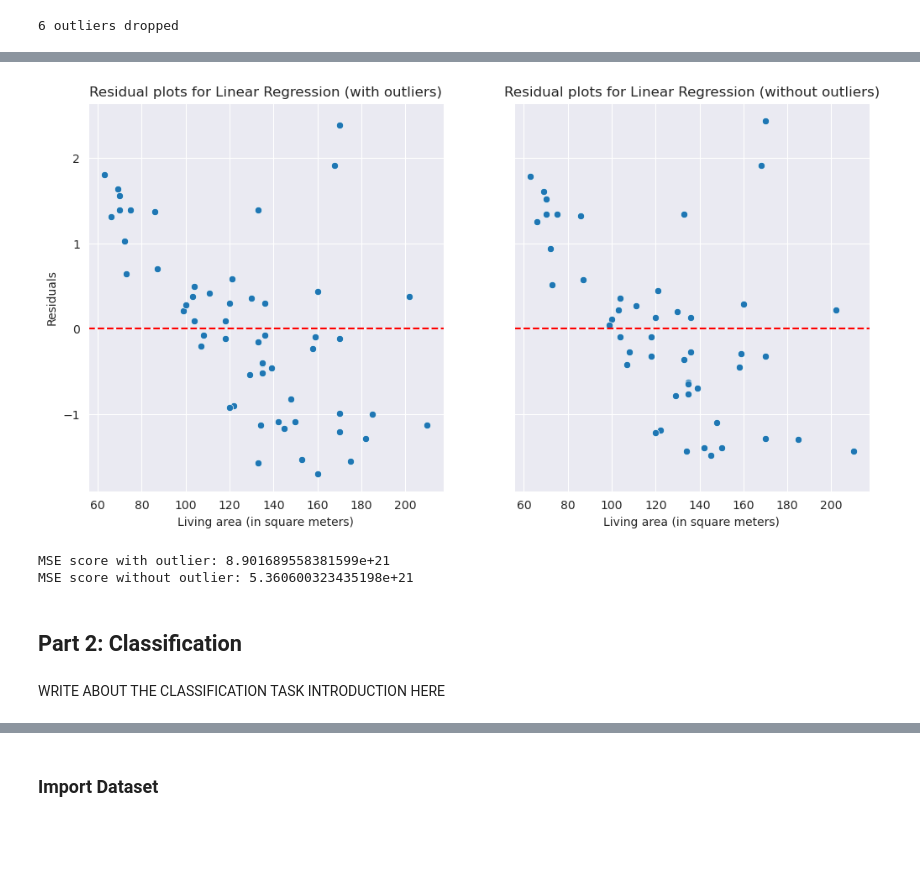
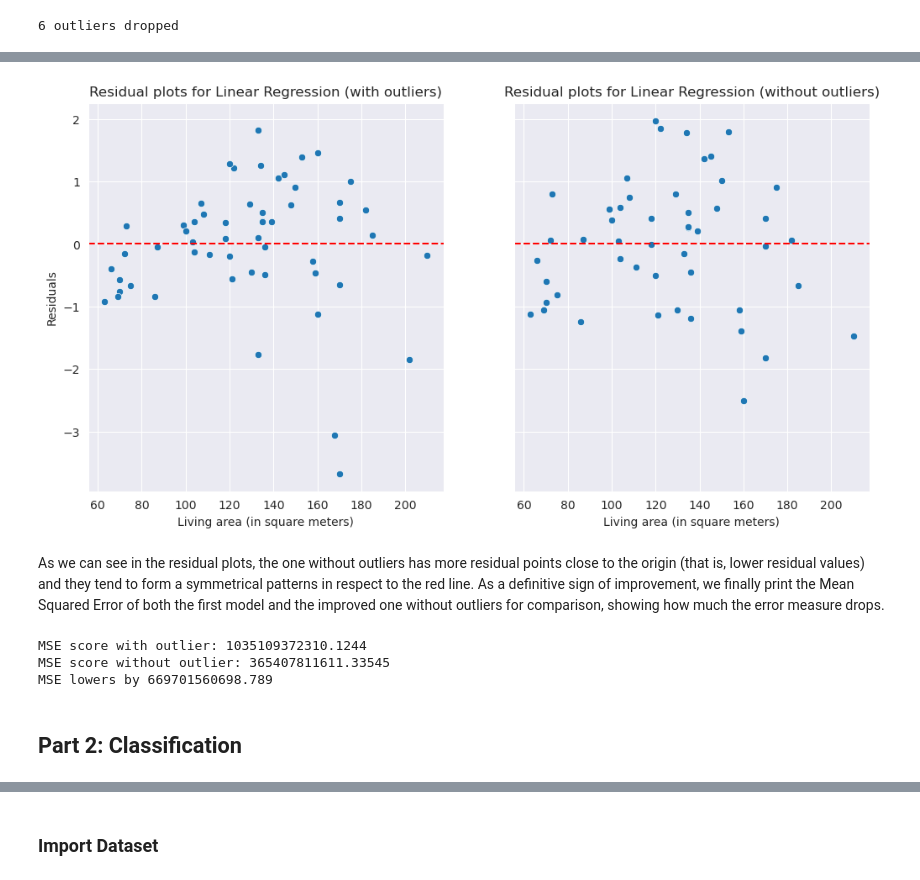
Before and after one commit to lucamodica/introduction-to-data-science-and-ai--chalmers, a Jupyter notebook: assignments/2-regression-and-classification/DAT565-assignment-2.ipynb, the cells around one changed output, grey strips where cells are left out. Cells and saved outputs as stored; diff of their text form; code cells hidden in the pictures; blank space fills up the shorter version.

```diff
--- a/assignments/2-regression-and-classification/DAT565-assignment-2.ipynb
+++ b/assignments/2-regression-and-classification/DAT565-assignment-2.ipynb
@@ -176,14 +187,12 @@ Before drawing the plot, we standardize the residual points to have a better int
 # %%
 # function to compute the residual
 def residuals(y_actual, y_predicted):
-    return np.array([
-        regression_hemnet_df['Selling_price'].values - lr_model.predict(regression_hemnet_df['Selling_price'].values.reshape(-1, 1))
-    ]).flatten()
+    return np.array(y_actual - y_predicted)
 # %%
 standardized_residuals = StandardScaler().fit_transform(
     residuals(
-        regression_hemnet_df['Selling_price'],
-        lr_model.predict(regression_hemnet_df['Selling_price'].values.reshape(-1, 1))
+        y_actual=true_target_values,
+        y_predicted=predicted_target_values
     ).reshape(-1, 1)
 )
 # %%
@@ -222,14 +239,14 @@ There are several ways and technique to improve a linear regression model. Also
 # %%
 # removing outliers, by using the squared residuals and removing the biggest 10%
 initial_datapoints = regression_hemnet_df.shape[0]
-squared_residuals = np.square((true_target_values - prdicted_target_values))
+squared_residuals = np.square(true_target_values - predicted_target_values)
 
 df = pd.concat(
     [regression_hemnet_df, pd.DataFrame({'squared_residual': squared_residuals})], axis=1
 ).sort_values(by='squared_residual')
 
 # now we drop the 10% of the datapoints with the highest squared residusals -> outliers
-df_no_outliers = df.head(int(len(df) * 0.90)).drop('squared_residual', axis=1)
+df_no_outliers = df.head(int(len(df) * 0.9)).drop('squared_residual', axis=1)
 
 print(f'{initial_datapoints - df_no_outliers.shape[0]} outliers dropped')
 # %% [output]
@@ -253,8 +270,8 @@ lr_model_no_outliers = LinearRegression().fit(
 )
 # %%
 true_target_values_no_outliers = df_no_outliers['Selling_price']
-prdicted_target_values_no_outliers = lr_model_no_outliers.predict(
-    df_no_outliers['Selling_price'].values.reshape(-1, 1)
+predicted_target_values_no_outliers = lr_model_no_outliers.predict(
+    df_no_outliers['Living_area'].values.reshape(-1, 1)
 )
 # %%
 # comparison plots
@@ -305,41 +322,44 @@ plt.show()
 # %%
 # comparison also for the residual plots
 fig, (ax1, ax2) = plt.subplots(1, 2, figsize=(12, 6), sharey=True, sharex=True)
 
 make_scatter_plot(
     regression_hemnet_df['Living_area'],
     standardized_residuals.flatten(),
     'Residual plots for Linear Regression (with outliers)',
     'Living area (in square meters)',
     'Residuals',
     ax1
 )
 ax1.axhline(y=0,color='red',linestyle='--')
 
 standardized_residuals_no_outliers = StandardScaler().fit_transform(
-    np.array(true_target_values_no_outliers - prdicted_target_values_no_outliers).reshape(-1, 1)
+    np.array(true_target_values_no_outliers - predicted_target_values_no_outliers).reshape(-1, 1)
 ).flatten()
 make_scatter_plot(
     df_no_outliers['Living_area'],
     standardized_residuals_no_outliers,
     'Residual plots for Linear Regression (without outliers)',
     'Living area (in square meters)',
     'Residuals',
     ax2
 )
 ax2.axhline(y=0,color='red',linestyle='--')
 
 plt.show()
 # %% [output]
-[figure, old version]
+[figure, new version]
+# %% [markdown]
+As we can see in the residual plots, the one without outliers has more residual points close to the origin (that is, lower residual values) and they tend to form a symmetrical patterns in respect to the red line.
+As a definitive sign of improvement, we finally print the Mean Squared Error of both the first model and the improved one without outliers for comparison, showing how much the error measure drops.
 # %%
 # check the MSE of both the model
-print(f'MSE score with outlier: {mean_squared_error(true_target_values, prdicted_target_values)}')
-print(f'MSE score without outlier: {mean_squared_error(true_target_values_no_outliers, prdicted_target_values_no_outliers)}')
+print(f'MSE score with outlier: {mean_squared_error(true_target_values, predicted_target_values)}')
+print(f'MSE score without outlier: {mean_squared_error(true_target_values_no_outliers, predicted_target_values_no_outliers)}')
+print(f'MSE lowers by {mean_squared_error(true_target_values, predicted_target_values) - mean_squared_error(true_target_values_no_outliers, predicted_target_values_no_outliers)}')
 # %% [output]
-MSE score with outlier: 8.901689558381599e+21
-MSE score without outlier: 5.360600323435198e+21
+MSE score with outlier: 1035109372310.1244
+MSE score without outlier: 365407811611.33545
+MSE lowers by 669701560698.789
 # %% [markdown]
 ## Part 2: Classification
-# %% [markdown]
-WRITE ABOUT THE CLASSIFICATION TASK INTRODUCTION HERE
```
Also changed, not shown: parts of 82 cells of this notebook, 2 other files.
